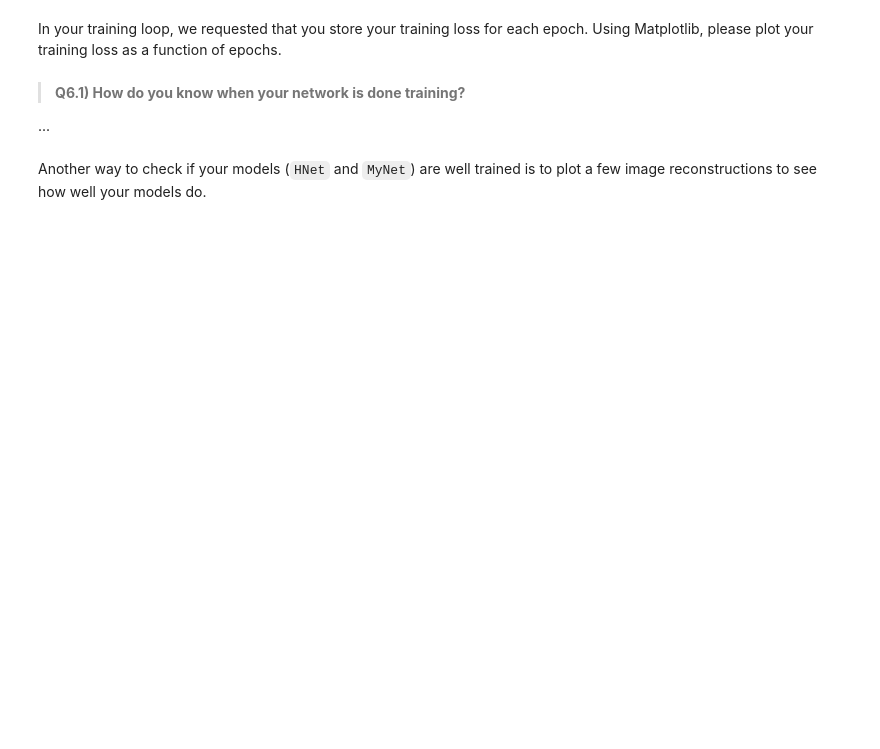
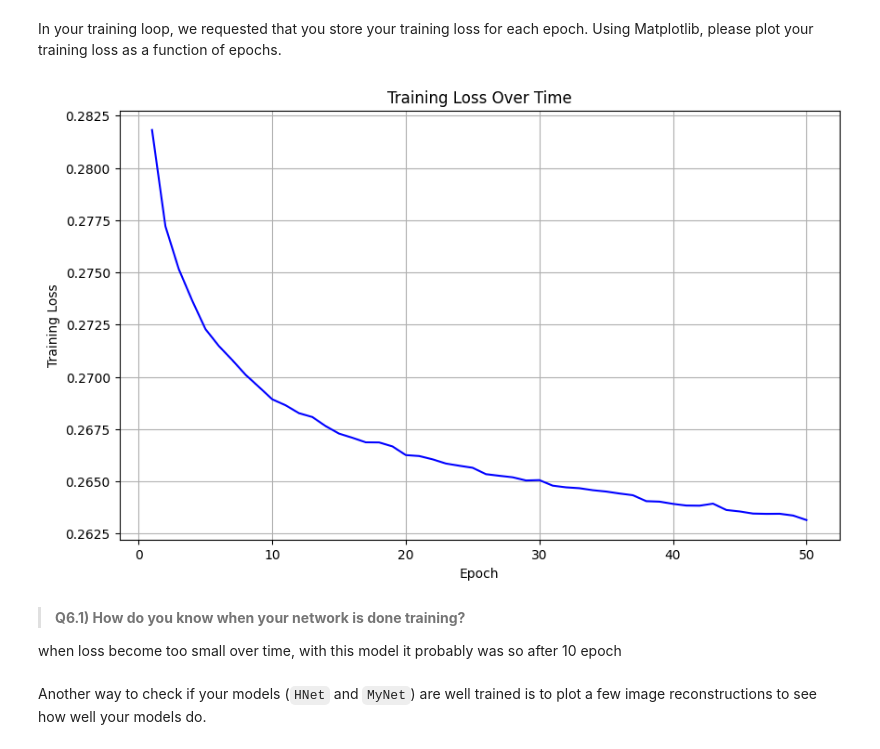
Before and after one commit to JoeVonDahab/Deep-Learning-Class, a Jupyter notebook: Homework_MNIST_Autoencoder.ipynb, the cells around one changed output. Saved outputs shown, nothing was run; the diff lists cells and outputs as text; code cells hidden in the pictures; blank space fills up the shorter version.

```diff
--- a/Homework_MNIST_Autoencoder.ipynb
+++ b/Homework_MNIST_Autoencoder.ipynb
@@ -229,0 +313,33 @@ class MyNet(nn.Module):
+# %%
+class MyNet(nn.Module):
+    def __init__(self):
+        super().__init__()
+        ### Fill in your network architecture here
+        # Encoder
+        self.encoder = nn.Sequential(
+            nn.Linear(784, 256),
+            nn.ReLU(),
+            nn.Linear(256, 64),
+            nn.ReLU(),
+            nn.Linear(64, 2)  # Bottleneck
+        )
+
+        # Decoder
+        self.decoder = nn.Sequential(
+            nn.Linear(2, 64),
+            nn.ReLU(),
+            nn.Linear(64, 256),
+            nn.ReLU(),
+            nn.Linear(256, 784),
+            nn.Sigmoid()  # Output between 0 and 1 for images
+        )
+        pass
+
+    def forward(self, x):
+        ### Implement the forward pass
+        x = x.view(-1, 784)  # Flatten the input
+        x = self.encoder(x)  # Pass through encoder
+        x = self.decoder(x)  # Pass through decoder
+        x = x.view(-1, 1, 28, 28)  # Reshape back to image dimensions
+        return x
+        pass
@@ -280,7 +572,20 @@ In your training loop, we requested that you store your training loss for each e
+# %%
+### Plot loss curve using Matplotlib
+import matplotlib.pyplot as plt
+
+plt.figure(figsize=(10, 6))
+plt.plot(range(1, len(train_losses) + 1), train_losses, 'b-')
+plt.xlabel('Epoch')
+plt.ylabel('Training Loss')
+plt.title('Training Loss Over Time')
+plt.grid(True)
+plt.show()
+# %% [output]
+[figure, added]
 # %% [markdown]
 > **Q6.1)  How do you know when your network is done training?**
 
-...
+when loss become too small over time, with this model it probably was so after 10 epoch
 # %% [markdown]
 Another way to check if your models (`HNet` and `MyNet`) are well trained is to plot a few image reconstructions to see how well your models do.
 # %%
```
Also changed, not shown: parts of 36 cells of this notebook, 9 other files.
